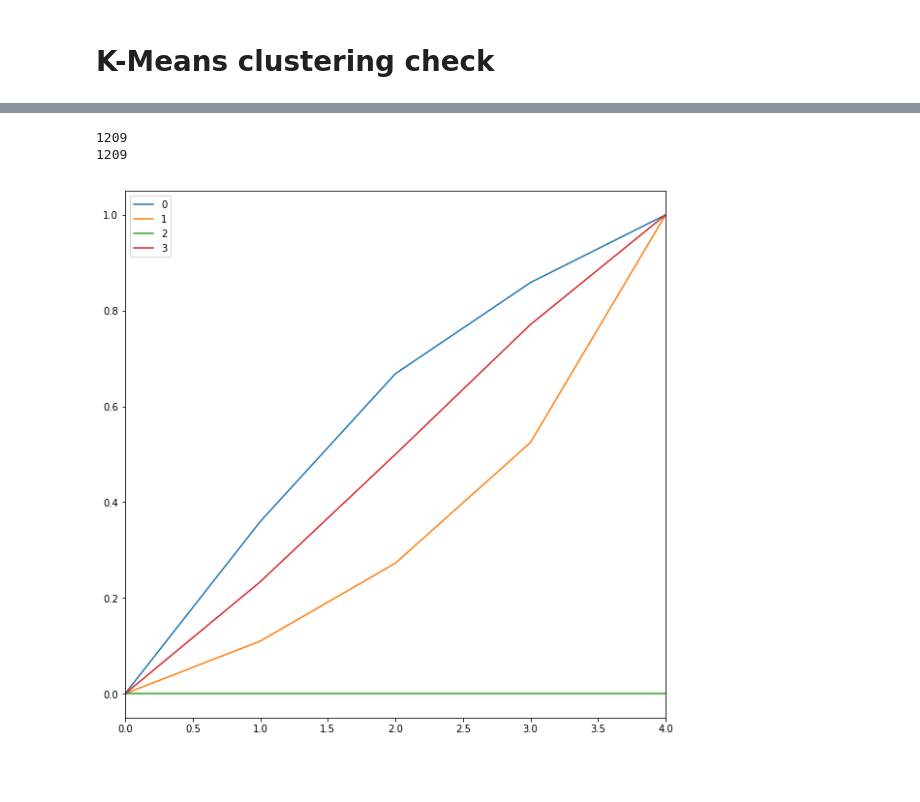
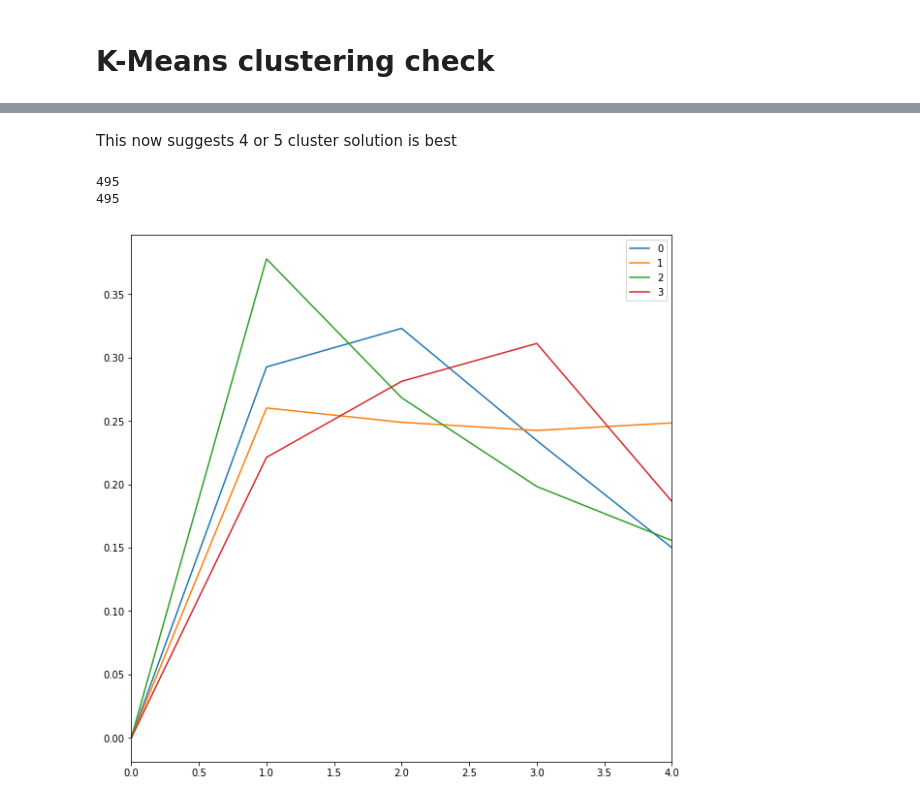
Before and after one commit to damiah/damiah.github.io, a Jupyter notebook: nba-injury-project/growth_cluster.ipynb, the cells around one changed output, grey strips where cells are left out. Saved outputs shown, nothing was run; the diff lists cells and outputs as text; code cells hidden in the pictures; blank space fills up the shorter version.

```diff
--- a/nba-injury-project/growth_cluster.ipynb
+++ b/nba-injury-project/growth_cluster.ipynb
@@ -16,6 +17,6 @@ Need to change my methodology to allow for dipping of production, and perhaps no
 # %%
 #Read in player logs
-hist_player_log_full = pd.read_pickle('player_log_complete_new')
+hist_player_log_full = pd.read_pickle('player_log_complete')
 hist_player_log_full['Date'] = hist_player_log_full['GAME_DATE'].apply(lambda x: datetime.strptime(x, '%b %d, %Y'))
 #eliminate existing playoff games that were pulled
 hist_player_log_full = hist_player_log_full[~(hist_player_log_full['SEASON_ID'].isin([42015,42016,42017]))]
@@ -101,7 +91,7 @@ Index(['SEASON_ID', 'Player_ID', 'Game_ID', 'GAME_DATE', 'MATCHUP', 'WL',
        'POSITION', 'full_career_flag'],
       dtype='object')
 # %%
-stat_columns = ['FGM', 'FG3M', 'FTM', 'REB', 'AST', 'STL', 'BLK', 'PTS']
+stat_columns = ['FGM','FGA', 'FG3M', 'FTM', 'REB', 'AST', 'STL', 'BLK', 'PTS']
 # %%
 hist_player_log_full.groupby(['full_name', 'SEASON_ID']).agg({k: 'sum' for k in stat_columns}).head()
 # %% [output]
@@ -198,6 +175,7 @@ for i in player_stat_df['Player_ID'].unique():
         #0,1 normalised the player career vector
         normalised = player_stat_df[player_stat_df['Player_ID']==i][wanted_cols].apply(normfn, axis=1)
         row_index = player_stat_df[player_stat_df['Player_ID']==i].index
+        #rolling subtraction to of normalised values column wise and insert
         for k in range(0,len(normalised.columns)):
-            player_stat_df.loc[row_index, wanted_cols[k]] = normalised.iloc[0][k]
+            player_stat_df.loc[row_index, wanted_cols[k]] = normalised.T.diff().T.fillna(0).iloc[0][k]
 # %%
@@ -234,16 +227,19 @@ plt.show()
+# %% [markdown]
+This now suggests 4 or 5 cluster solution is best
 # %%
 from sklearn.cluster import KMeans
-
-df_for_cluster = player_stat_df[player_stat_df['Player_ID'].isin(full_careers.keys())].drop('Player_ID', axis=1)
+player_games = total_games[total_games['total_games']>=200]['Player_ID']
+df_for_cluster = player_stat_df[(player_stat_df['Player_ID'].isin(full_careers.keys())) & player_stat_df['Player_ID'].isin(player_games)].\
+                        drop('Player_ID', axis=1)
 
 km = KMeans(4)
-km = km.fit(df_for_cluster.filter(regex=("FGM.*")))
+km = km.fit(df_for_cluster.filter(regex=("PTS.*")))
 pd.DataFrame(km.cluster_centers_).T.plot(figsize=(10,10))
 print(len(df_for_cluster))
 print(len(km.labels_))
 # %% [output]
-1209
-1209
+495
+495
-[figure, old version]
+[figure, new version]
 # %%
 # df_with_cluster = pd.DataFrame(player_stat_df, index=km.labels_).reset_index().rename({'index':'cluster'}, axis=1)
```
Also changed, not shown: parts of 17 cells of this notebook.
